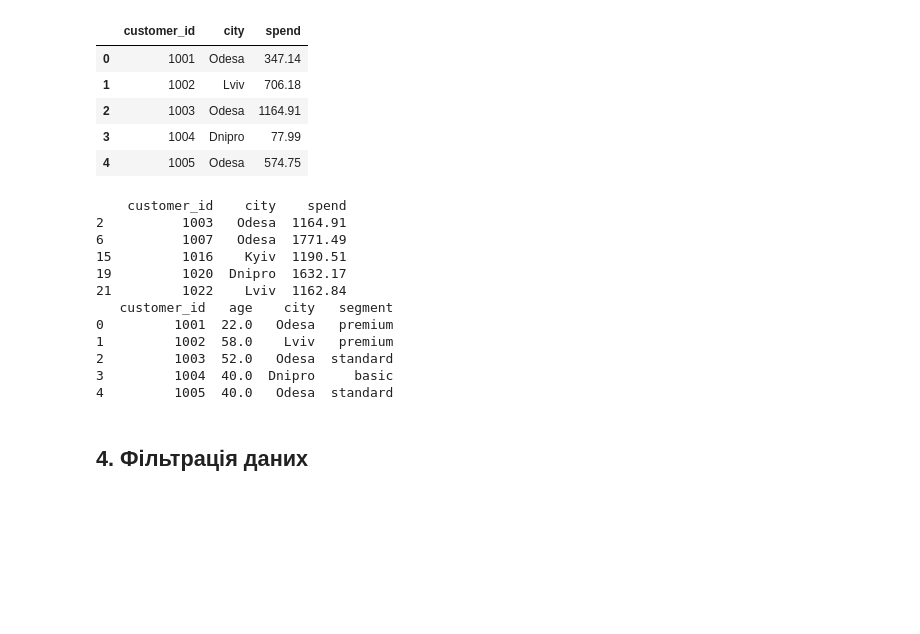
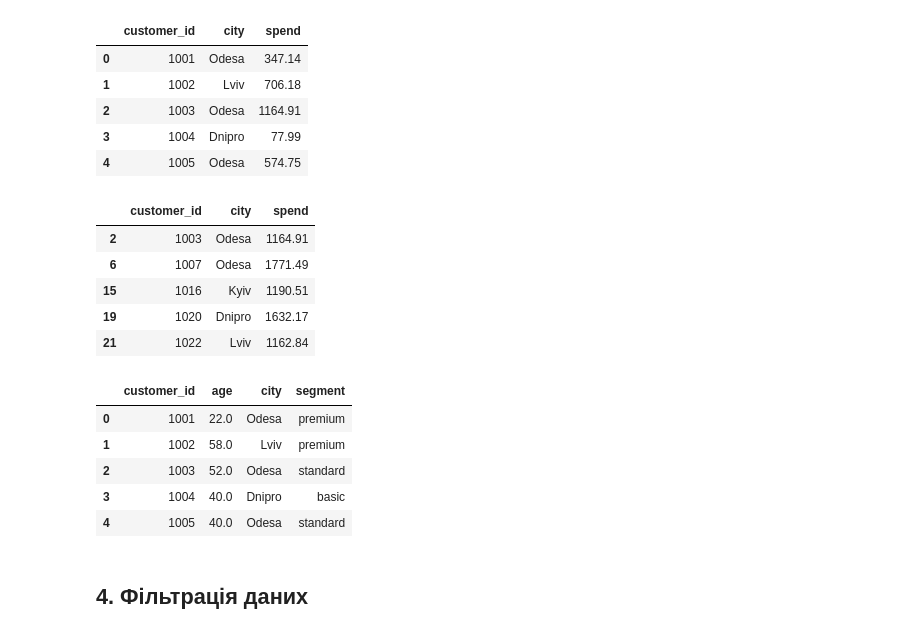
Before and after one commit to julia-zhmurko/JuliaZhmurko-ML, a Jupyter notebook: Тренувальні_ноутбуки_до_лекцій/Жмурко_Юлія_ФІТ_4_10_"Тренувальний_ноутбук_Лекція_3_Pandas_EDA_2026_ipynb".ipynb, the cells around one changed output. Drawn from its saved outputs; the diff is of its cells as text; code cells hidden in the pictures; blank space fills up the shorter version.

```diff
--- a/Тренувальні_ноутбуки_до_лекцій/Жмурко_Юлія_ФІТ_4_10_"Тренувальний_ноутбук_Лекція_3_Pandas_EDA_2026_ipynb".ipynb
+++ b/Тренувальні_ноутбуки_до_лекцій/Жмурко_Юлія_ФІТ_4_10_"Тренувальний_ноутбук_Лекція_3_Pandas_EDA_2026_ipynb".ipynb
@@ -153,23 +163,24 @@ small.head()
 # %%
 # loc: вибір за мітками / умовами
 high_spend = df.loc[df["spend"] > 1000, ["customer_id", "city", "spend"]]
-print(high_spend.head())
-
-# iloc: вибір за позиціями
-print(df.iloc[:5, :4])
+high_spend.head()
 # %% [output]
-    customer_id    city    spend
-2          1003   Odesa  1164.91
-6          1007   Odesa  1771.49
-15         1016    Kyiv  1190.51
-19         1020  Dnipro  1632.17
-21         1022    Lviv  1162.84
-   customer_id   age    city   segment
-0         1001  22.0   Odesa   premium
-1         1002  58.0    Lviv   premium
-2         1003  52.0   Odesa  standard
-3         1004  40.0  Dnipro     basic
-4         1005  40.0   Odesa  standard
+|  | customer_id | city | spend |
+| 2 | 1003 | Odesa | 1164.91 |
+| 6 | 1007 | Odesa | 1771.49 |
+| 15 | 1016 | Kyiv | 1190.51 |
+| 19 | 1020 | Dnipro | 1632.17 |
+| 21 | 1022 | Lviv | 1162.84 |
+# %%
+# iloc: вибір за позиціями
+df.iloc[:5, :4]
+# %% [output]
+|  | customer_id | age | city | segment |
+| 0 | 1001 | 22.0 | Odesa | premium |
+| 1 | 1002 | 58.0 | Lviv | premium |
+| 2 | 1003 | 52.0 | Odesa | standard |
+| 3 | 1004 | 40.0 | Dnipro | basic |
+| 4 | 1005 | 40.0 | Odesa | standard |
 # %% [markdown]
 ## 4. Фільтрація даних
 # %%
```
Also changed, not shown: parts of 5 cells of this notebook.
